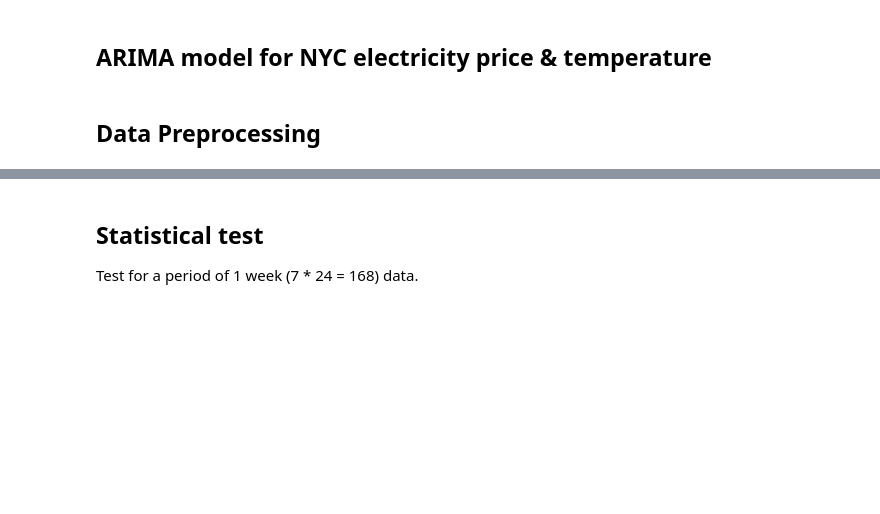
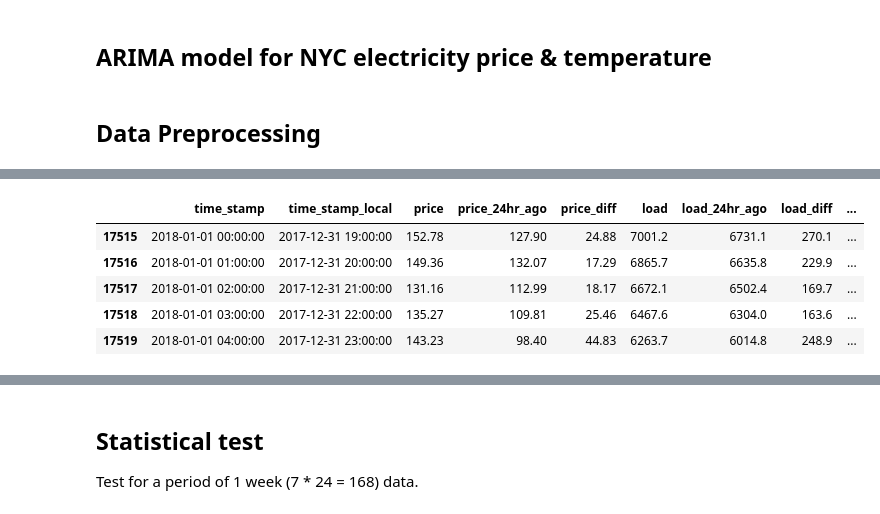
Before and after one commit to xingliuUT/battery_planner, a Jupyter notebook: arima_model.ipynb, the cells around one changed output, grey strips where cells are left out. Saved outputs shown, nothing was run; the diff lists cells and outputs as text; code cells hidden in the pictures; blank space fills up the shorter version.

```diff
--- a/arima_model.ipynb
+++ b/arima_model.ipynb
@@ -28,6 +37,6 @@ df_temp = pd.read_csv('la_guardia_airport_2017_local_time.csv', parse_dates=['ti
 # %%
-start_date = pd.datetime(2016, 12, 31)
-end_date = start_date + timedelta(days = 366)
+start_date = pd.datetime(2016, 1, 1)
+end_date = start_date + timedelta(days = 731)
 may1st_index_price = (df_price.time_stamp_local >= start_date) & \
                      (df_price.time_stamp_local < end_date)
 may1st_index_temp = (df_temp.time_stamp_local >= start_date) & \
@@ -65,17 +86,24 @@ X_temp = daily_diff(df_temp, 'temp')
 # %%
-X_full = pd.concat([X_price[['time_stamp_local', 'price', 'price_24hr_ago', 'price_deseason']],
+X_full = pd.concat([X_price[['time_stamp', 'time_stamp_local', 'price', 'price_24hr_ago', 'price_deseason']],
                     X_load[['load', 'load_24hr_ago', 'load_deseason']],
                     X_temp[['temp', 'temp_24hr_ago', 'temp_deseason']]], axis = 1).reset_index(drop = True)
 
-X_full.columns = ['time_stamp_local', 'price', 'price_24hr_ago', 'price_diff',
+X_full.columns = ['time_stamp', 'time_stamp_local', 'price', 'price_24hr_ago', 'price_diff',
                   'load', 'load_24hr_ago', 'load_diff',
                   'temp', 'temp_24hr_ago', 'temp_diff']
 
-X_full.to_csv('full_diff_data.csv', index = False)
+X_full.to_csv('full_diff_data_2016_2017.csv', index = False)
 
-test = pd.read_csv('full_diff_data.csv')
+test = pd.read_csv('full_diff_data_2016_2017.csv')
 
 test.tail()
+# %% [output]
+|  | time_stamp | time_stamp_local | price | price_24hr_ago | price_diff | load | load_24hr_ago | load_diff | ... |
+| 17515 | 2018-01-01 00:00:00 | 2017-12-31 19:00:00 | 152.78 | 127.90 | 24.88 | 7001.2 | 6731.1 | 270.1 | ... |
+| 17516 | 2018-01-01 01:00:00 | 2017-12-31 20:00:00 | 149.36 | 132.07 | 17.29 | 6865.7 | 6635.8 | 229.9 | ... |
+| 17517 | 2018-01-01 02:00:00 | 2017-12-31 21:00:00 | 131.16 | 112.99 | 18.17 | 6672.1 | 6502.4 | 169.7 | ... |
+| 17518 | 2018-01-01 03:00:00 | 2017-12-31 22:00:00 | 135.27 | 109.81 | 25.46 | 6467.6 | 6304.0 | 163.6 | ... |
+| 17519 | 2018-01-01 04:00:00 | 2017-12-31 23:00:00 | 143.23 | 98.40 | 44.83 | 6263.7 | 6014.8 | 248.9 | ... |
 # %%
 plt.hist(df_price.price_deseason, range = (-50, 50), bins = 60, log = True);
 # %%
```
Also changed, not shown: parts of 49 cells of this notebook.
